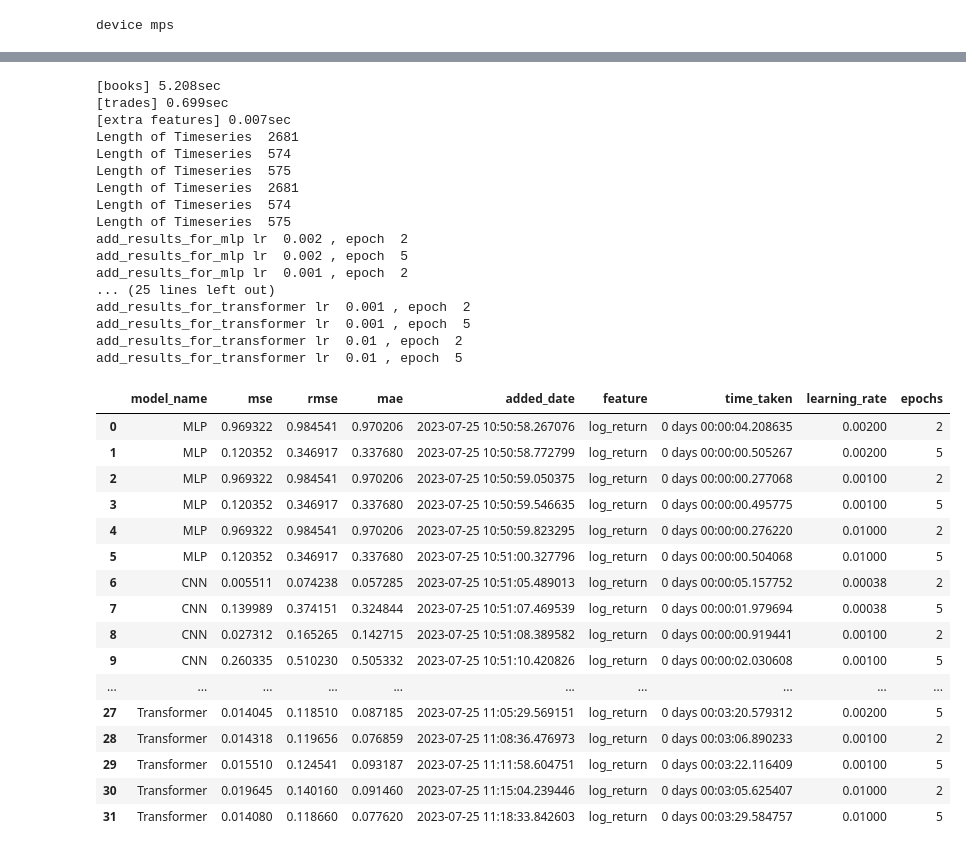
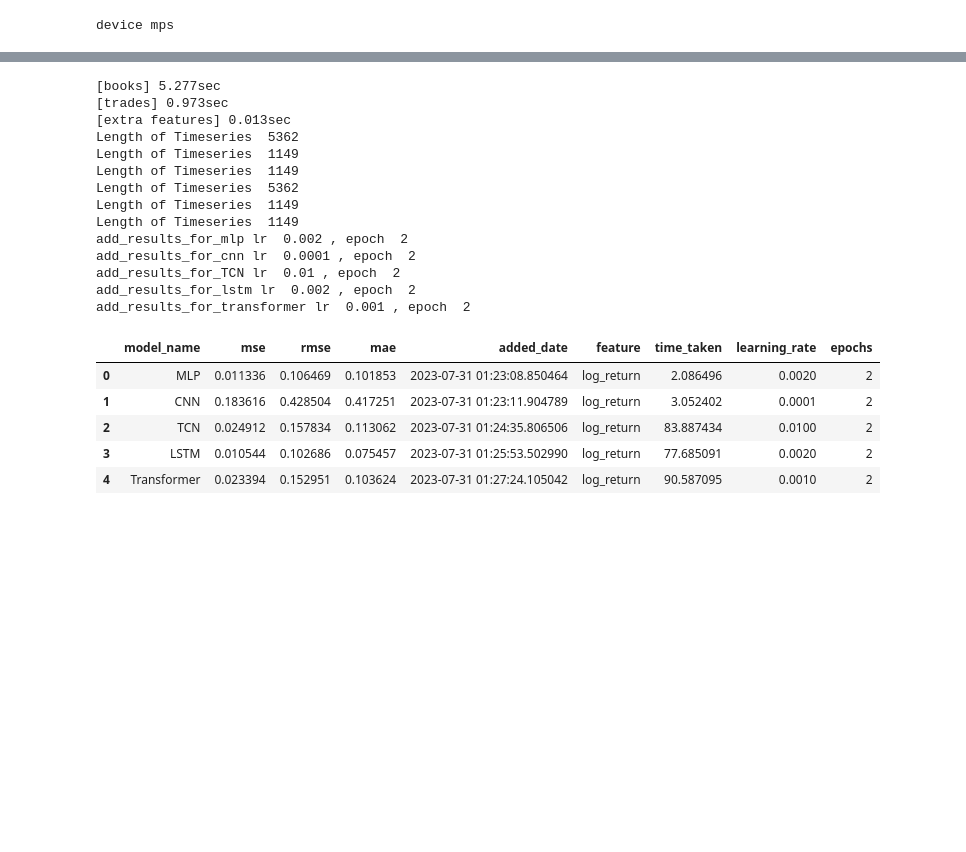
Before and after one commit to poo5zan/masters-research-project, a Jupyter notebook: from-kaggle-optiver-challenge.ipynb, the cells around one changed output, grey strips where cells are left out. Cells and saved outputs as stored; diff of their text form; code cells hidden in the pictures; blank space fills up the shorter version.

```diff
--- a/from-kaggle-optiver-challenge.ipynb
+++ b/from-kaggle-optiver-challenge.ipynb
@@ -1844,24 +1888,30 @@ def add_results_for_cnn_with_hyperparameter_tuning(X_train, y_train, X_val, y_va
             add_results_for_cnn(X_train, y_train, X_val, y_val, X_test, y_test, feature, epoch, lr)
 # %%
 def add_results_for_TCN_with_hyperparameter_tuning(X_train, y_train, X_val, y_val, X_test, y_test, feature):
-    learning_rates = [0.002, 0.001, 0.01]
-    epochs = [2,5]
+    # learning_rates = [0.002, 0.001, 0.01]
+    learning_rates = [0.01]
+    # epochs = [2,5]
+    epochs = [2]
     for lr in learning_rates:
         for epoch in epochs:
             print('add_results_for_TCN lr ', lr, ', epoch ', epoch)
             add_results_for_TCN(X_train, y_train, X_val, y_val, X_test, y_test, feature, epoch, lr)
 # %%
 def add_results_for_lstm_with_hyperparameter_tuning(X_train, y_train, X_val, y_val, X_test, y_test, feature):
-    learning_rates = [0.002, 0.001, 0.01]
-    epochs = [2,5]
+    # learning_rates = [0.002, 0.001, 0.01]
+    learning_rates = [0.002]
+    # epochs = [2,5]
+    epochs = [2]
     for lr in learning_rates:
         for epoch in epochs:
             print('add_results_for_lstm lr ', lr, ', epoch ', epoch)
             add_results_for_lstm(X_train, y_train, X_val, y_val, X_test, y_test, feature, epoch, lr)
 # %%
 def add_results_for_transformer_with_hyperparameter_tuning(X_train, y_train, X_val, y_val, X_test, y_test, feature):
-    learning_rates = [0.002, 0.001, 0.01]
-    epochs = [2,5]
+    # learning_rates = [0.002, 0.001, 0.01]
+    learning_rates = [0.001]
+    # epochs = [2,5]
+    epochs = [2]
     for lr in learning_rates:
         for epoch in epochs:
             print('add_results_for_transformer lr ', lr, ', epoch ', epoch)
@@ -1909,12 +1959,13 @@ def perform_experiments_multivariate(df_experiment, feature: str):
 
     return get_model_results_df()
 # %%
+train = pd.read_csv(os.path.join(DATA_DIR, 'optiver-realized-volatility-prediction', 'train_time_id_ordered.csv'))
 train = pd.read_csv(os.path.join(DATA_DIR, 'optiver-realized-volatility-prediction', 'train_time_id_ordered.csv'))
 stock_ids = set(train['stock_id'])
 print('Train.shape ', train.shape)
 print('stock_ids ', len(stock_ids))
 
-stock_ids_to_include = [0]
+stock_ids_to_include = [0,1]
 train = train[train['stock_id'].isin(stock_ids_to_include)]
 train = train.reset_index(drop=True)
 print('Train.shape ', train.shape)
@@ -1945,39 +1983,31 @@ train
 # %%
-book_order_df = make_features(train, DataBlock.TRAIN)
+# Feature set: log_return
+book_order_df = make_features(base=train,
+                           block=DataBlock.TRAIN,
+                           add_spread_features=False,
+                           add_statistics_features=False,
+                           add_book_time_features=False,
+                           add_trade_time_features=False)
 perform_experiments_multivariate(book_order_df, 'log_return')
 # %% [output]
-[books] 5.208sec
-[trades] 0.699sec
-[extra features] 0.007sec
-Length of Timeseries  2681
-Length of Timeseries  574
-Length of Timeseries  575
-Length of Timeseries  2681
-Length of Timeseries  574
-Length of Timeseries  575
+[books] 5.277sec
+[trades] 0.973sec
+[extra features] 0.013sec
+Length of Timeseries  5362
+Length of Timeseries  1149
+Length of Timeseries  1149
+Length of Timeseries  5362
+Length of Timeseries  1149
+Length of Timeseries  1149
 add_results_for_mlp lr  0.002 , epoch  2
-add_results_for_mlp lr  0.002 , epoch  5
-add_results_for_mlp lr  0.001 , epoch  2
-... (25 lines left out)
+add_results_for_cnn lr  0.0001 , epoch  2
+add_results_for_TCN lr  0.01 , epoch  2
+add_results_for_lstm lr  0.002 , epoch  2
 add_results_for_transformer lr  0.001 , epoch  2
-add_results_for_transformer lr  0.001 , epoch  5
-add_results_for_transformer lr  0.01 , epoch  2
-add_results_for_transformer lr  0.01 , epoch  5
 |  | model_name | mse | rmse | mae | added_date | feature | time_taken | learning_rate | epochs |
-| 0 | MLP | 0.969322 | 0.984541 | 0.970206 | 2023-07-25 10:50:58.267076 | log_return | 0 days 00:00:04.208635 | 0.00200 | 2 |
-| 1 | MLP | 0.120352 | 0.346917 | 0.337680 | 2023-07-25 10:50:58.772799 | log_return | 0 days 00:00:00.505267 | 0.00200 | 5 |
-| 2 | MLP | 0.969322 | 0.984541 | 0.970206 | 2023-07-25 10:50:59.050375 | log_return | 0 days 00:00:00.277068 | 0.00100 | 2 |
-| 3 | MLP | 0.120352 | 0.346917 | 0.337680 | 2023-07-25 10:50:59.546635 | log_return | 0 days 00:00:00.495775 | 0.00100 | 5 |
-| 4 | MLP | 0.969322 | 0.984541 | 0.970206 | 2023-07-25 10:50:59.823295 | log_return | 0 days 00:00:00.276220 | 0.01000 | 2 |
-| 5 | MLP | 0.120352 | 0.346917 | 0.337680 | 2023-07-25 10:51:00.327796 | log_return | 0 days 00:00:00.504068 | 0.01000 | 5 |
-| 6 | CNN | 0.005511 | 0.074238 | 0.057285 | 2023-07-25 10:51:05.489013 | log_return | 0 days 00:00:05.157752 | 0.00038 | 2 |
-| 7 | CNN | 0.139989 | 0.374151 | 0.324844 | 2023-07-25 10:51:07.469539 | log_return | 0 days 00:00:01.979694 | 0.00038 | 5 |
-| 8 | CNN | 0.027312 | 0.165265 | 0.142715 | 2023-07-25 10:51:08.389582 | log_return | 0 days 00:00:00.919441 | 0.00100 | 2 |
-| 9 | CNN | 0.260335 | 0.510230 | 0.505332 | 2023-07-25 10:51:10.420826 | log_return | 0 days 00:00:02.030608 | 0.00100 | 5 |
-| ... | ... | ... | ... | ... | ... | ... | ... | ... | ... |
-| 27 | Transformer | 0.014045 | 0.118510 | 0.087185 | 2023-07-25 11:05:29.569151 | log_return | 0 days 00:03:20.579312 | 0.00200 | 5 |
-| 28 | Transformer | 0.014318 | 0.119656 | 0.076859 | 2023-07-25 11:08:36.476973 | log_return | 0 days 00:03:06.890233 | 0.00100 | 2 |
-| 29 | Transformer | 0.015510 | 0.124541 | 0.093187 | 2023-07-25 11:11:58.604751 | log_return | 0 days 00:03:22.116409 | 0.00100 | 5 |
-| 30 | Transformer | 0.019645 | 0.140160 | 0.091460 | 2023-07-25 11:15:04.239446 | log_return | 0 days 00:03:05.625407 | 0.01000 | 2 |
-| 31 | Transformer | 0.014080 | 0.118660 | 0.077620 | 2023-07-25 11:18:33.842603 | log_return | 0 days 00:03:29.584757 | 0.01000 | 5 |
+| 0 | MLP | 0.011336 | 0.106469 | 0.101853 | 2023-07-31 01:23:08.850464 | log_return | 2.086496 | 0.0020 | 2 |
+| 1 | CNN | 0.183616 | 0.428504 | 0.417251 | 2023-07-31 01:23:11.904789 | log_return | 3.052402 | 0.0001 | 2 |
+| 2 | TCN | 0.024912 | 0.157834 | 0.113062 | 2023-07-31 01:24:35.806506 | log_return | 83.887434 | 0.0100 | 2 |
+| 3 | LSTM | 0.010544 | 0.102686 | 0.075457 | 2023-07-31 01:25:53.502990 | log_return | 77.685091 | 0.0020 | 2 |
+| 4 | Transformer | 0.023394 | 0.152951 | 0.103624 | 2023-07-31 01:27:24.105042 | log_return | 90.587095 | 0.0010 | 2 |
 # %%
```
Also changed, not shown: parts of 19 cells of this notebook, 1 other file.
